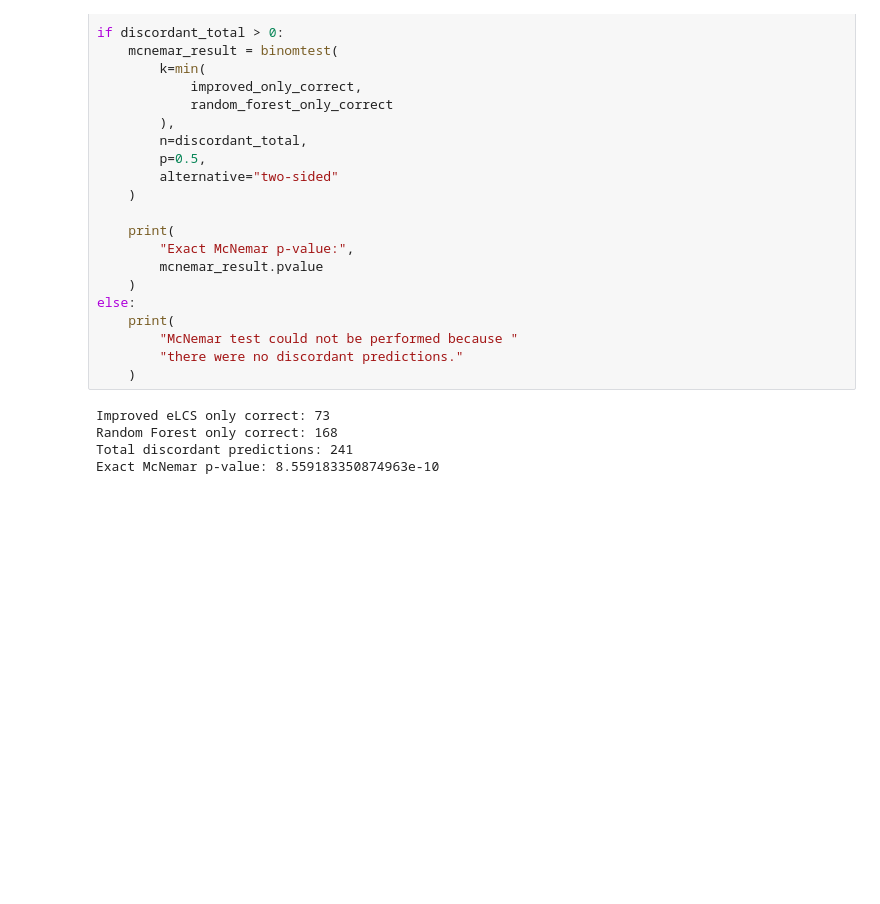
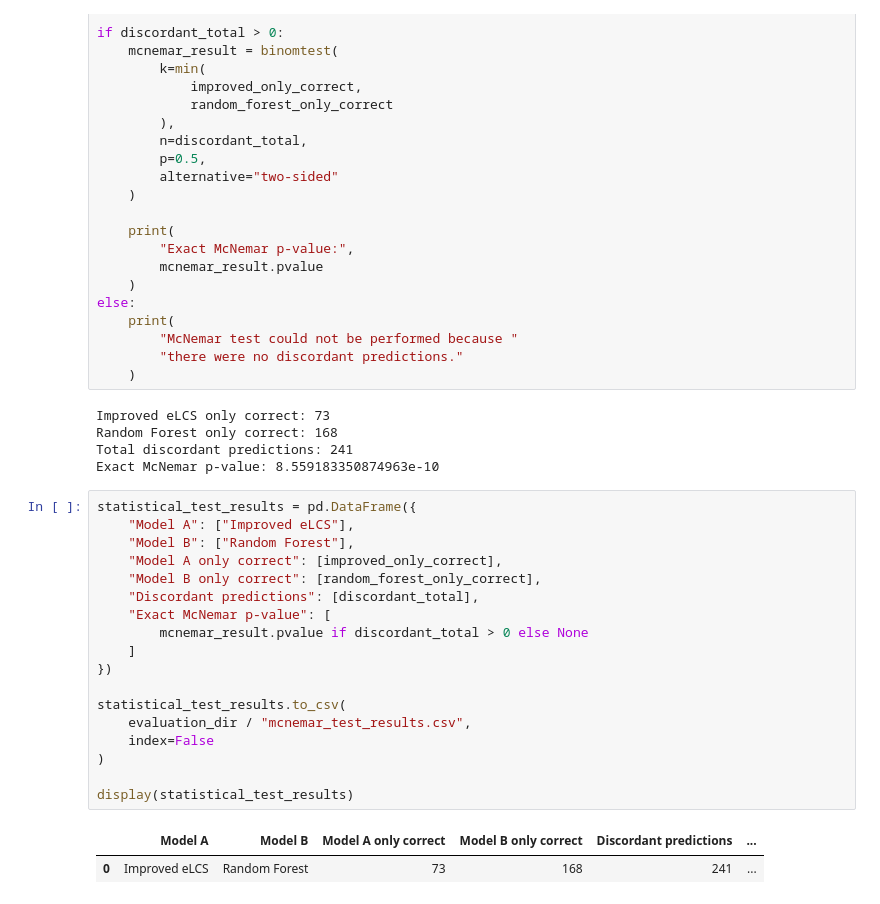
Before and after one commit to ngg1016/ENGE707-2026-S2-Low-Battery, a Jupyter notebook: notebooks/Phase2_05_Experimental_Evaluation.ipynb, the cells around one changed output. Drawn from its saved outputs; the diff is of its cells as text; blank space fills up the shorter version.

Commit message:
Updated final report, added saving of McNemar test results
+ a few small other fixes to the other notebook files if I remember correctly

```diff
--- a/notebooks/Phase2_05_Experimental_Evaluation.ipynb
+++ b/notebooks/Phase2_05_Experimental_Evaluation.ipynb
@@ -368,3 +368,24 @@ Improved eLCS only correct: 73
 Random Forest only correct: 168
 Total discordant predictions: 241
 Exact McNemar p-value: 8.559183350874963e-10
+# %%
+statistical_test_results = pd.DataFrame({
+    "Model A": ["Improved eLCS"],
+    "Model B": ["Random Forest"],
+    "Model A only correct": [improved_only_correct],
+    "Model B only correct": [random_forest_only_correct],
+    "Discordant predictions": [discordant_total],
+    "Exact McNemar p-value": [
+        mcnemar_result.pvalue if discordant_total > 0 else None
+    ]
+})
+
+statistical_test_results.to_csv(
+    evaluation_dir / "mcnemar_test_results.csv",
+    index=False
+)
+
+display(statistical_test_results)
+# %% [output]
+|  | Model A | Model B | Model A only correct | Model B only correct | Discordant predictions | ... |
+| 0 | Improved eLCS | Random Forest | 73 | 168 | 241 | ... |
```
Also changed, not shown: parts of 8 cells of this notebook, 12 other files.
